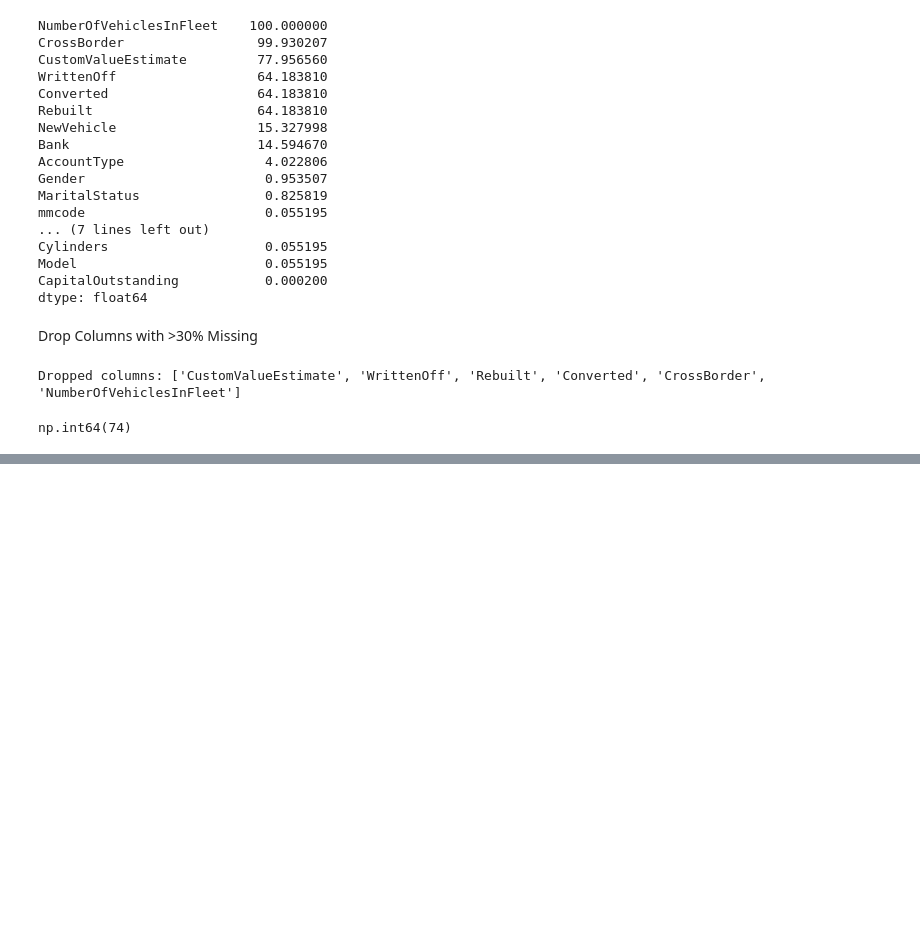
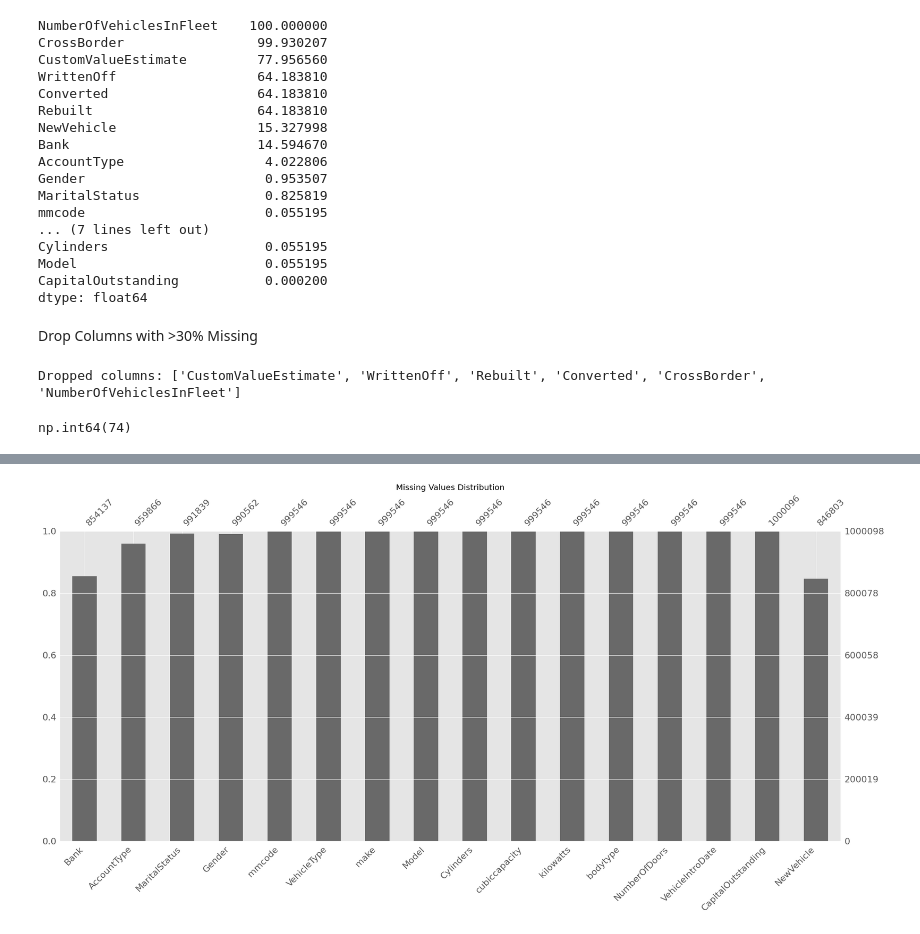
Before and after one commit to zemawi/-Insurance_Analysis, a Jupyter notebook: notebook/eda.ipynb, the cells around one changed output, grey strips where cells are left out. Saved outputs shown, nothing was run; the diff lists cells and outputs as text; code cells hidden in the pictures; blank space fills up the shorter version.

```diff
--- a/notebook/eda.ipynb
+++ b/notebook/eda.ipynb
@@ -7,6 +7,8 @@ import pandas as pd
 import numpy as np
 import matplotlib.pyplot as plt
 import seaborn as sns
+import missingno as msno
+plt.style.use('ggplot')
 
 import sys
 import os
@@ -217,0 +259,6 @@ data.to_csv('../data/dataset_cleaned.csv', index=False)
+# %%
+msno.bar(data[data.columns[data.isna().any()]])
+plt.title("Missing Values Distribution")
+plt.show()
+# %% [output]
+[figure, added]
```
Also changed, not shown: parts of 13 cells of this notebook.
